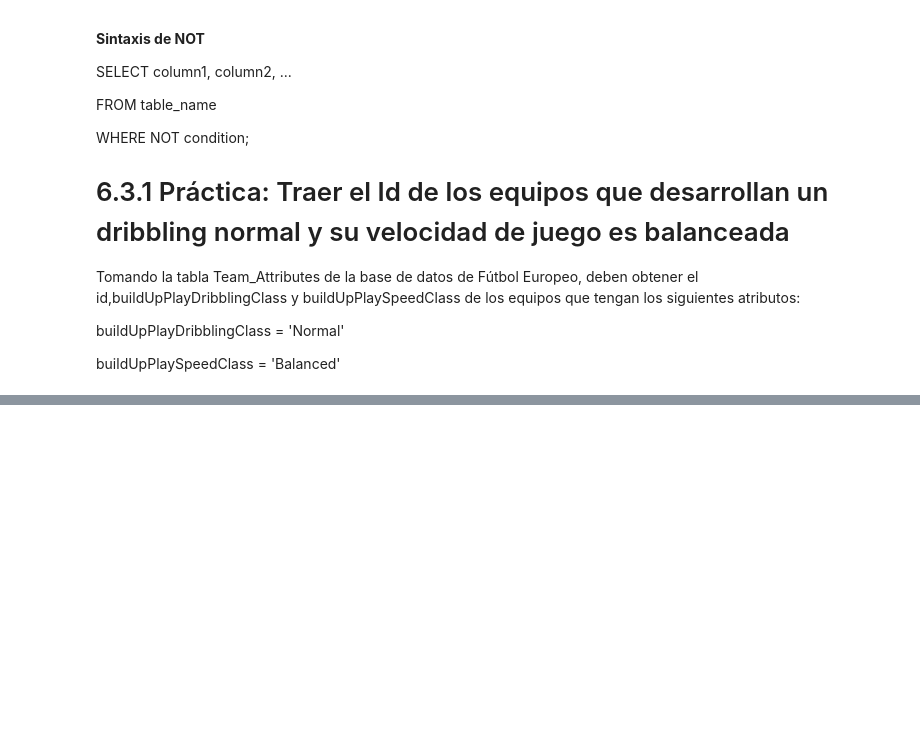
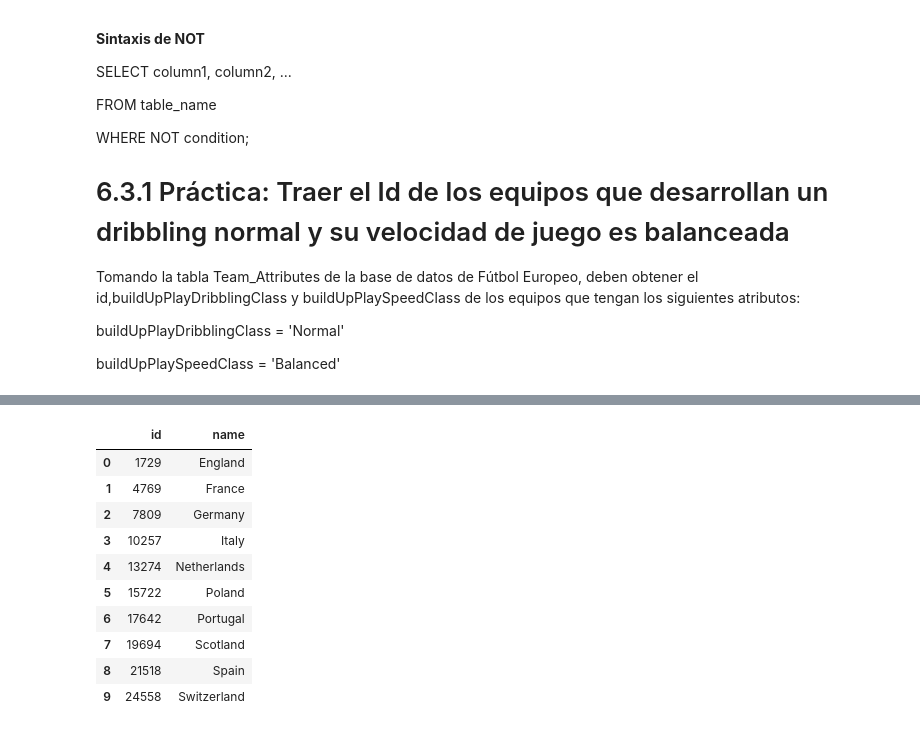
Before and after one commit to Dagnne/TalentoTechDag, a Jupyter notebook: Taller_SQL.ipynb, the cells around one changed output, grey strips where cells are left out. Cells and saved outputs as stored; diff of their text form; code cells hidden in the pictures; blank space fills up the shorter version.

```diff
--- a/Taller_SQL.ipynb
+++ b/Taller_SQL.ipynb
@@ -714,0 +769,21 @@ buildUpPlaySpeedClass = 'Balanced'
+# %%
+query = """SELECT id, name
+           FROM country
+           WHERE NOT name = 'Belgium';""" # En la estructura de la condicion debe ir el campo o columna
+           # seguido del = donde se especifica lo que se desea buscar o excluir,
+           # en este caso (name = 'Belgium')
+
+countries_not = pd.read_sql(query, conn)
+countries_not
+# %% [output]
+|  | id | name |
+| 0 | 1729 | England |
+| 1 | 4769 | France |
+| 2 | 7809 | Germany |
+| 3 | 10257 | Italy |
+| 4 | 13274 | Netherlands |
+| 5 | 15722 | Poland |
+| 6 | 17642 | Portugal |
+| 7 | 19694 | Scotland |
+| 8 | 21518 | Spain |
+| 9 | 24558 | Switzerland |
```
Also changed, not shown: parts of 8 cells of this notebook.
